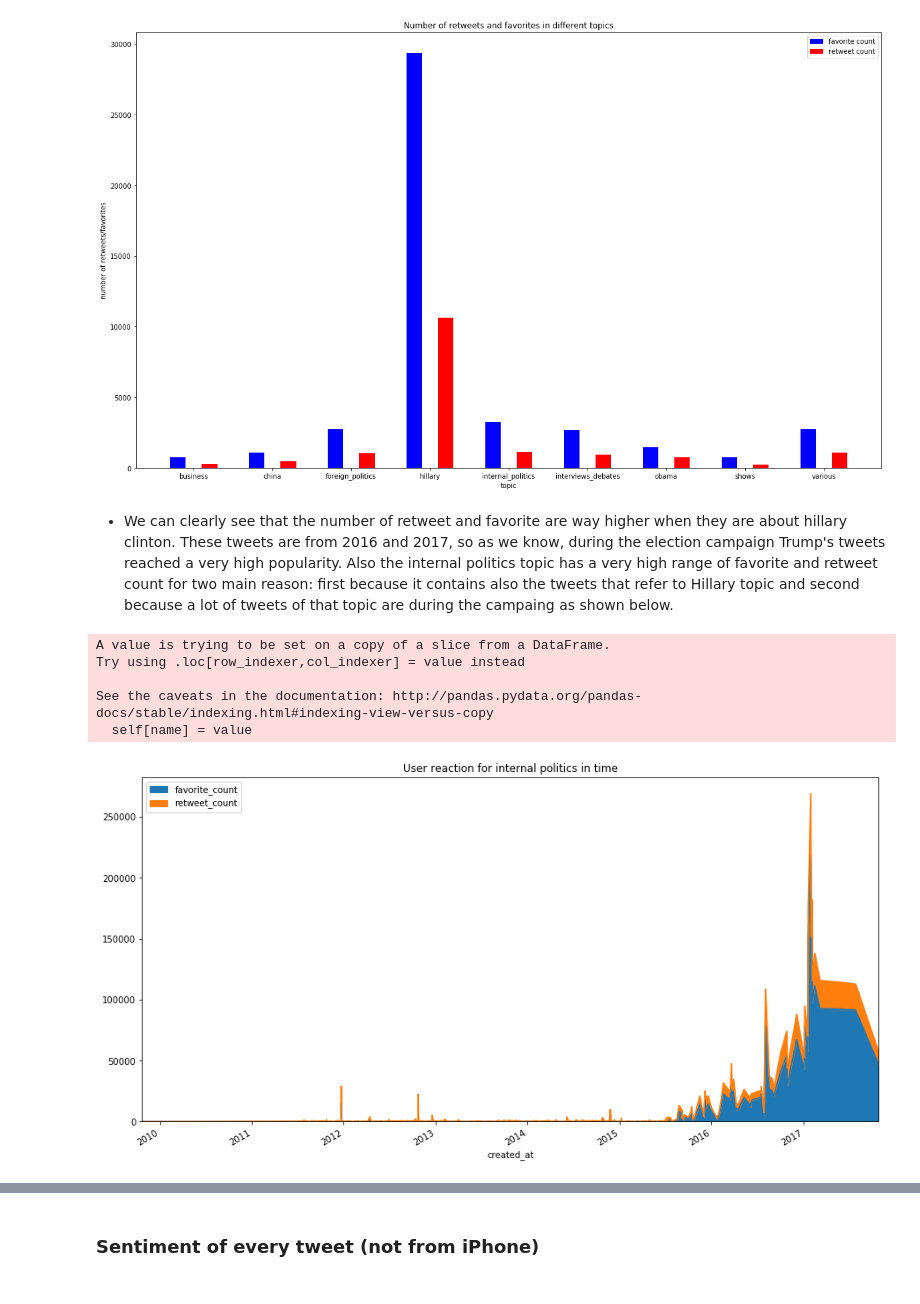
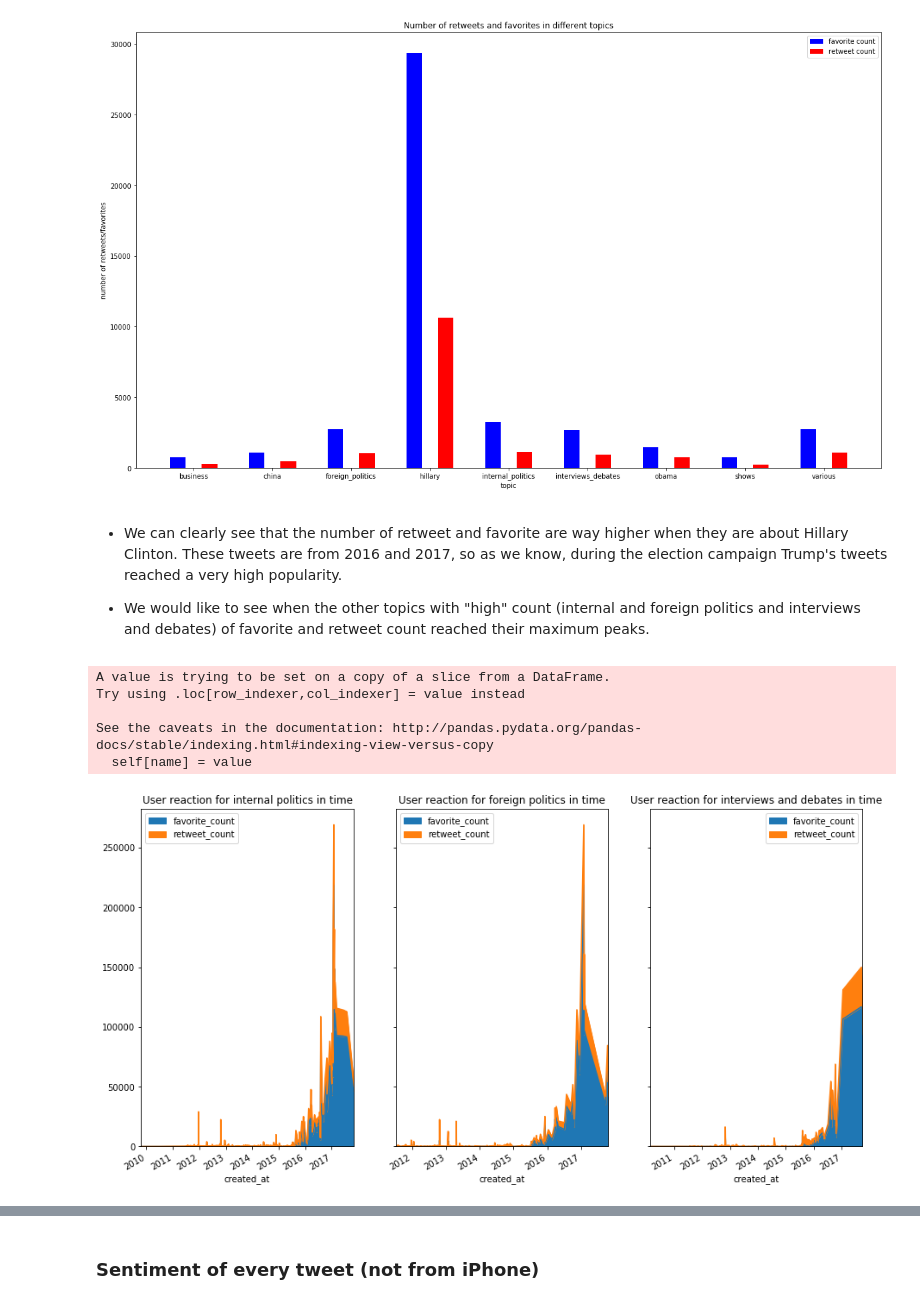
Before and after one commit to christian-5-28/ADA-Sciuto-Smith-Tarantino, a Jupyter notebook: Project/Lorenzo.ipynb, the cells around one changed output, grey strips where cells are left out. Saved outputs shown, nothing was run; the diff lists cells and outputs as text; code cells hidden in the pictures.

Commit message:
fixed hillary everywhere

```diff
--- a/Project/Lorenzo.ipynb
+++ b/Project/Lorenzo.ipynb
@@ -652,20 +656,36 @@ plt.show()
 # %% [output]
 [figure]
 # %% [markdown]
-* We can clearly see that the number of retweet and favorite are way higher when they are about hillary clinton. These tweets are from 2016 and 2017, so as we know, during the election campaign Trump's tweets reached a very high popularity. Also the internal politics topic has a very high range of favorite and retweet count for two main reason: first because it contains also the tweets that refer to Hillary topic and second because a lot of tweets of that topic are during the campaing as shown below.
+* We can clearly see that the number of retweet and favorite are way higher when they are about Hillary Clinton. These tweets are from 2016 and 2017, so as we know, during the election campaign Trump's tweets reached a very high popularity.
+
+* We would like to see when the other topics with "high" count (internal and foreign politics and interviews and debates) of favorite and retweet count reached their maximum peaks.
-# %%
-int_pol = tweets_topic_em[tweets_topic_em.topic == 'internal_politics']
-int_pol.created_at = int_pol.created_at.apply(pd.to_datetime)
-int_pol.reset_index(inplace=True)
-
-fig, ax = plt.subplots(figsize=(15,8))
-int_pol.plot(kind='area', x='created_at', y=['favorite_count','retweet_count'], ax=ax, title='User reaction for internal politics in time')
-plt.gcf().autofmt_xdate()
-plt.show()
-# %% [output]
-A value is trying to be set on a copy of a slice from a DataFrame.
-Try using .loc[row_indexer,col_indexer] = value instead
-
-See the caveats in the documentation: http://pandas.pydata.org/pandas-docs/stable/indexing.html#indexing-view-versus-copy
-  self[name] = value
-[figure, removed]
+# %%
+fig, axs = plt.subplots(1, 3, figsize=(15,8), sharey=True)
+
+int_pol = tweets_topic_em[tweets_topic_em.topic == 'internal_politics']
+int_pol.created_at = int_pol.created_at.apply(pd.to_datetime)
+int_pol.reset_index(inplace=True)
+
+for_pol = tweets_topic_em[tweets_topic_em.topic == 'foreign_politics']
+for_pol.created_at = for_pol.created_at.apply(pd.to_datetime)
+for_pol.reset_index(inplace=True)
+
+interv = tweets_topic_em[tweets_topic_em.topic == 'interviews_debates']
+interv.created_at = interv.created_at.apply(pd.to_datetime)
+interv.reset_index(inplace=True)
+
+int_pol.plot(kind='area', x='created_at', y=['favorite_count','retweet_count'],
+             ax=axs[0], title='User reaction for internal politics in time')
+for_pol.plot(kind='area', x='created_at', y=['favorite_count','retweet_count'],
+             ax=axs[1], title='User reaction for foreign politics in time')
+interv.plot(kind='area', x='created_at', y=['favorite_count','retweet_count'],
+             ax=axs[2], title='User reaction for interviews and debates in time')
+plt.gcf().autofmt_xdate()
+plt.show()
+# %% [output]
+A value is trying to be set on a copy of a slice from a DataFrame.
+Try using .loc[row_indexer,col_indexer] = value instead
+
+See the caveats in the documentation: http://pandas.pydata.org/pandas-docs/stable/indexing.html#indexing-view-versus-copy
+  self[name] = value
+[figure, added]
```
Also changed, not shown: parts of 5 cells of this notebook.
